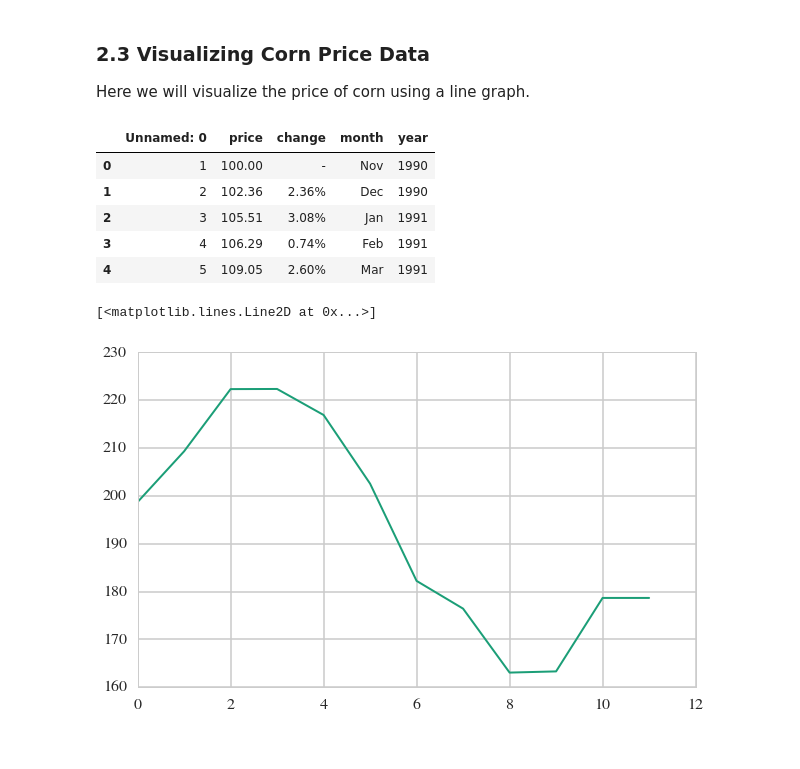
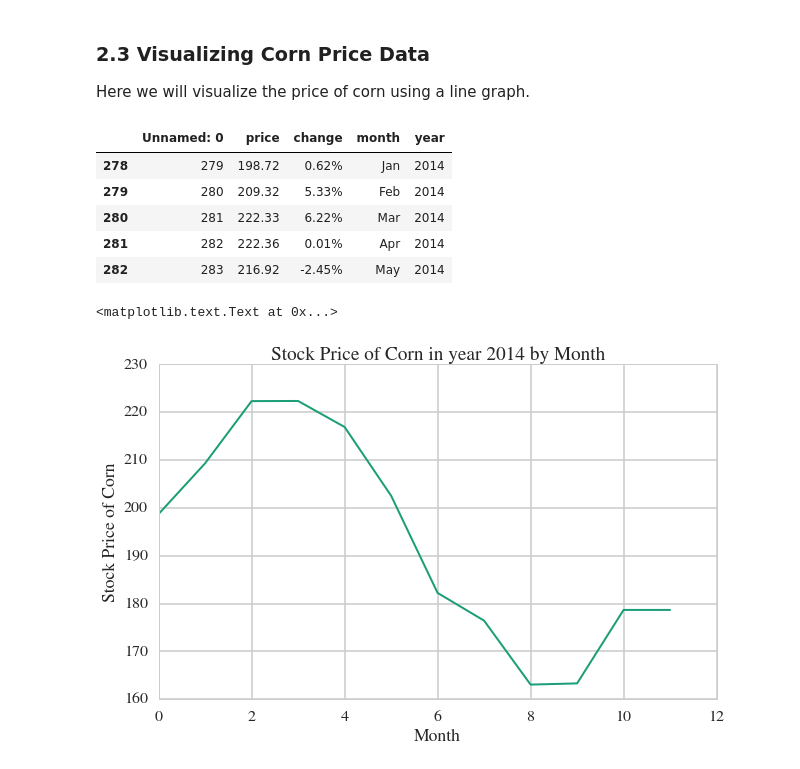
Before and after one commit to dwang953/109-Project, a Jupyter notebook: What's_the_Price_of_Wheat.ipynb, the cells around one changed output. Drawn from its saved outputs; the diff is of its cells as text; code cells hidden in the pictures.

Commit message:
Stock price of corn labels

```diff
--- a/What's_the_Price_of_Wheat.ipynb
+++ b/What's_the_Price_of_Wheat.ipynb
@@ -640,17 +640,21 @@ plt.title('Average Temperature in Each State in  March 2015')
 Here we will visualize the price of corn using a line graph.
 # %%
 cornprice = pd.read_csv("cleaned_data/cornpricedf.csv")
-cornprice.head()
+cornprice_2014 = cornprice[cornprice['year'] == 2014]
+cornprice_2014.head()
 # %% [output]
 |  | Unnamed: 0 | price | change | month | year |
-| 0 | 1 | 100.00 | - | Nov | 1990 |
-| 1 | 2 | 102.36 | 2.36% | Dec | 1990 |
-| 2 | 3 | 105.51 | 3.08% | Jan | 1991 |
-| 3 | 4 | 106.29 | 0.74% | Feb | 1991 |
-| 4 | 5 | 109.05 | 2.60% | Mar | 1991 |
+| 278 | 279 | 198.72 | 0.62% | Jan | 2014 |
+| 279 | 280 | 209.32 | 5.33% | Feb | 2014 |
+| 280 | 281 | 222.33 | 6.22% | Mar | 2014 |
+| 281 | 282 | 222.36 | 0.01% | Apr | 2014 |
+| 282 | 283 | 216.92 | -2.45% | May | 2014 |
 # %%
 cornprice_2014 = cornprice[cornprice['year'] == 2014]
 plt.plot(cornprice_2014.price)
+plt.xlabel('Month')
+plt.ylabel('Stock Price of Corn')
+plt.title('Stock Price of Corn in year 2014 by Month')
 # %% [output]
-[<matplotlib.lines.Line2D at 0x...>]
+<matplotlib.text.Text at 0x...>
-[figure, old version]
+[figure, new version]
```
